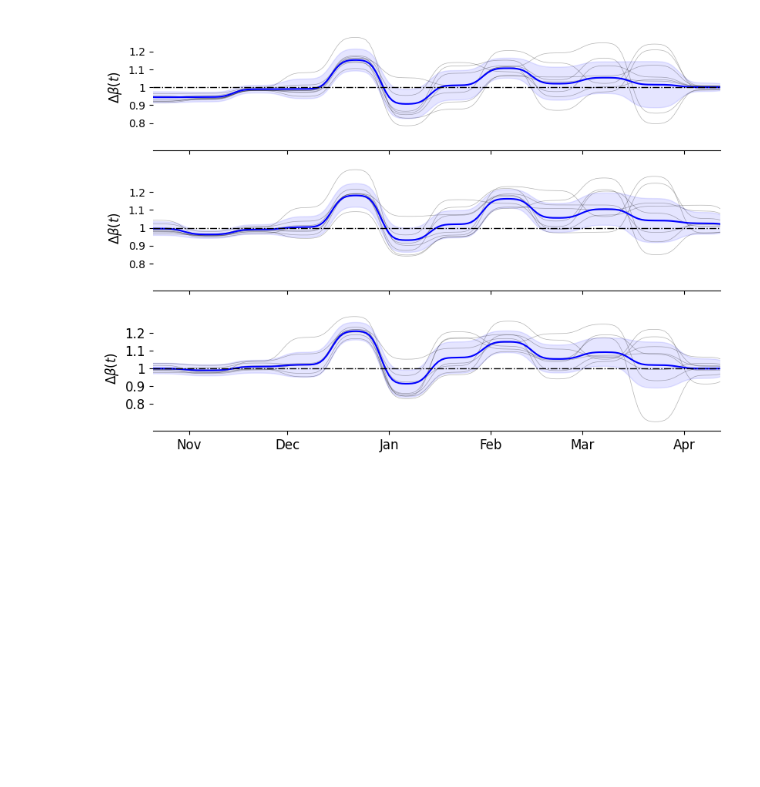
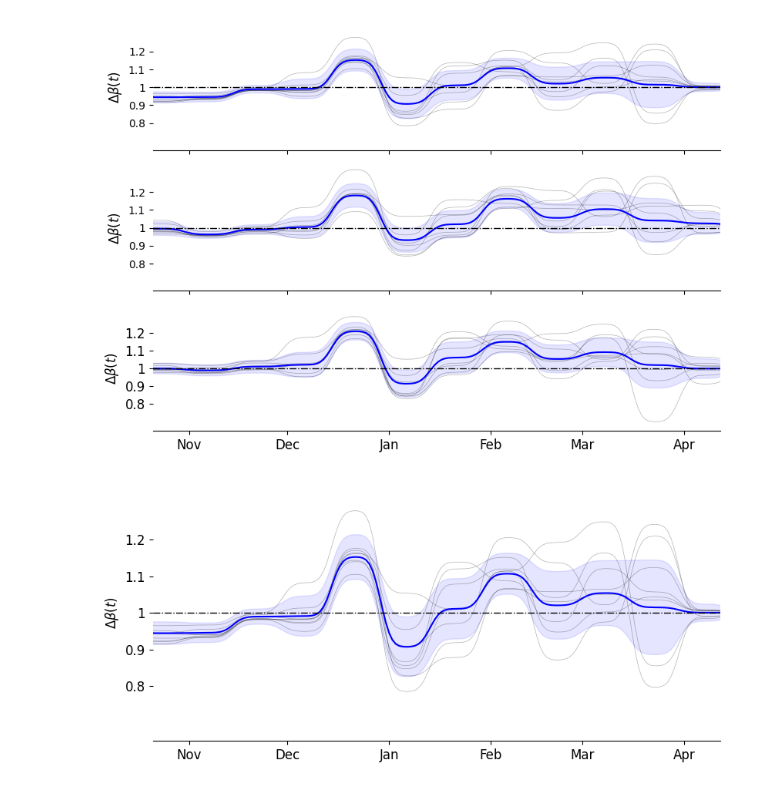
Before and after one commit to twallema/JHU-Cornell_hierarchSIR, a Jupyter notebook: scripts/manuscript/visualise-modifiers/visualise_modifiers_hyperdistribution.ipynb, the cells around one changed output. Cells and saved outputs as stored; diff of their text form; code cells hidden in the pictures; blank space fills up the shorter version.

Commit message:
modifier figures

```diff
--- a/scripts/manuscript/visualise-modifiers/visualise_modifiers_hyperdistribution.ipynb
+++ b/scripts/manuscript/visualise-modifiers/visualise_modifiers_hyperdistribution.ipynb
@@ -43,3 +43,39 @@ plt.show()
 plt.close()
 # %% [output]
 [figure]
+# %%
+fig,ax=plt.subplots(nrows=1, figsize=(8.3, 11.7/3))
+samples_xr = samples_xr_lst[0]
+
+### compute modifier tranjectory of every season and plot
+for _, season in enumerate(samples_xr.coords['season']):
+    x = pd.date_range(start=datetime(2024,10,14)-timedelta(days=30), end=datetime(2025,4,15)+timedelta(days=30), freq='D')
+    y = get_transmission_coefficient_timeseries(samples_xr['delta_beta_temporal'].median(dim=['iteration', 'chain']).sel(season=season).values)
+    ax.plot(x, y+1, color='black', linewidth=0.5, alpha=0.3)
+### visualise hyperdistribution
+ll = get_transmission_coefficient_timeseries(samples_xr['delta_beta_temporal_mu'].median(dim=['iteration', 'chain']).values - samples_xr['delta_beta_temporal_sigma'].median(dim=['iteration', 'chain']).values)
+y = get_transmission_coefficient_timeseries(samples_xr['delta_beta_temporal_mu'].median(dim=['iteration', 'chain']).values)
+ul = get_transmission_coefficient_timeseries(samples_xr['delta_beta_temporal_mu'].median(dim=['iteration', 'chain']).values + samples_xr['delta_beta_temporal_sigma'].median(dim=['iteration', 'chain']).values)
+ax.plot(x, y+1, color='blue', alpha=1)
+ax.fill_between(x, ll+1, ul+1, color='blue', alpha=0.1)
+ax.axhline(y=1, color='black', linewidth=1, linestyle='-.')
+## do everytime
+
+## axis formatting
+ax.xaxis.set_major_formatter(mdates.DateFormatter('%b'))
+ax.set_yticks([0.8, 0.9, 1, 1.1, 1.2])
+ax.set_yticklabels([0.8, 0.9, 1, 1.1, 1.2])
+ax.set_ylabel(r'$\Delta \beta(t)$', fontsize=12)
+ax.set_ylim([0.65, 1.35])
+ax.set_xlim([datetime(2024, 10, 21), datetime(2025, 4, 12)])
+plt.xticks(fontsize=12)
+plt.yticks(fontsize=12)
+ax.spines['top'].set_visible(False)
+ax.spines['right'].set_visible(False)
+ax.spines['left'].set_visible(False)
+plt.tight_layout()
+plt.savefig('modifiers_hyperdistribution.pdf')
+plt.show()
+plt.close()
+# %% [output]
+[figure, added]
```
Also changed, not shown: 2 other files.
